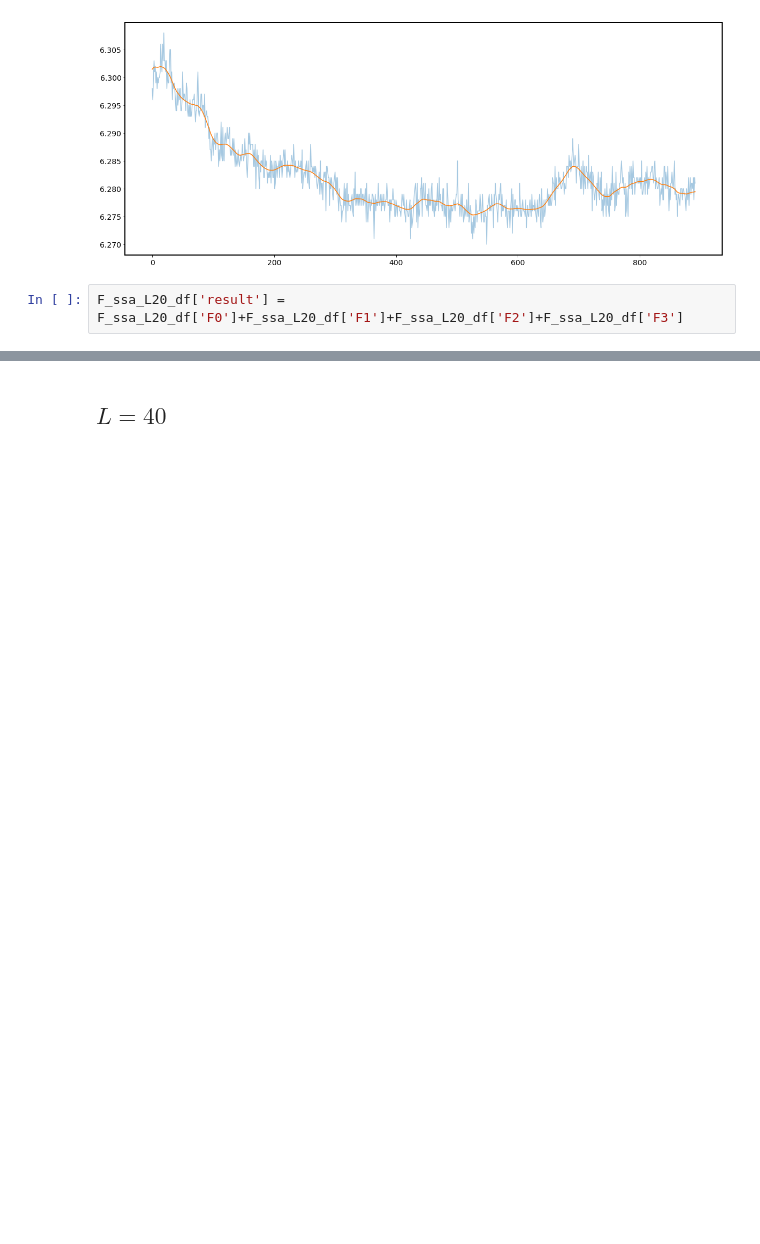
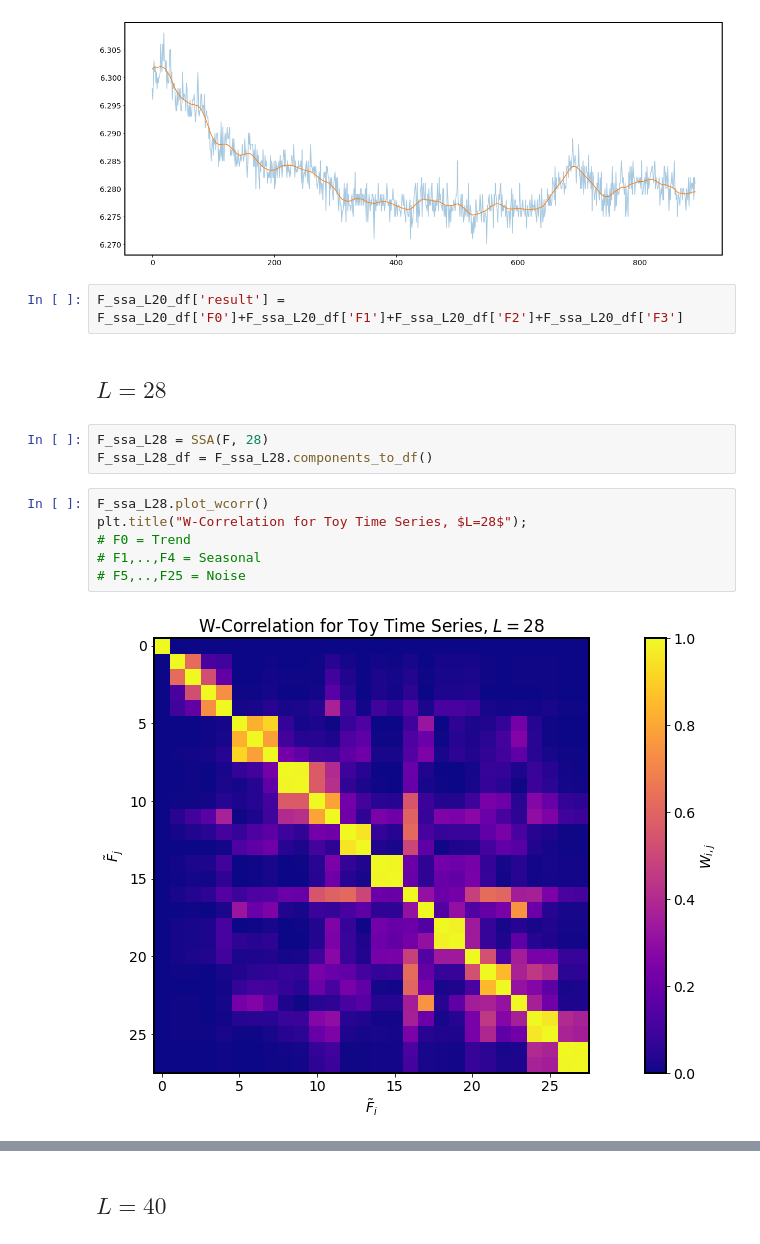
Before and after one commit to psankosik/Data-Sci-Project, a Jupyter notebook: 3-SSA/SSA.ipynb, the cells around one changed output, grey strips where cells are left out. Cells and saved outputs as stored; diff of their text form; blank space fills up the shorter version.

```diff
--- a/3-SSA/SSA.ipynb
+++ b/3-SSA/SSA.ipynb
@@ -365,3 +365,16 @@ F_ssa_L20.reconstruct([0]).plot();
 [figure]
 # %%
 F_ssa_L20_df['result'] = F_ssa_L20_df['F0']+F_ssa_L20_df['F1']+F_ssa_L20_df['F2']+F_ssa_L20_df['F3']
+# %% [markdown]
+## $L = 28$
+# %%
+F_ssa_L28 = SSA(F, 28)
+F_ssa_L28_df = F_ssa_L28.components_to_df()
+# %%
+F_ssa_L28.plot_wcorr()
+plt.title("W-Correlation for Toy Time Series, $L=28$");
+# F0 = Trend
+# F1,..,F4 = Seasonal
+# F5,..,F25 = Noise
+# %% [output]
+[figure, added]
```
Also changed, not shown: parts of 3 cells of this notebook, 22 other files.
